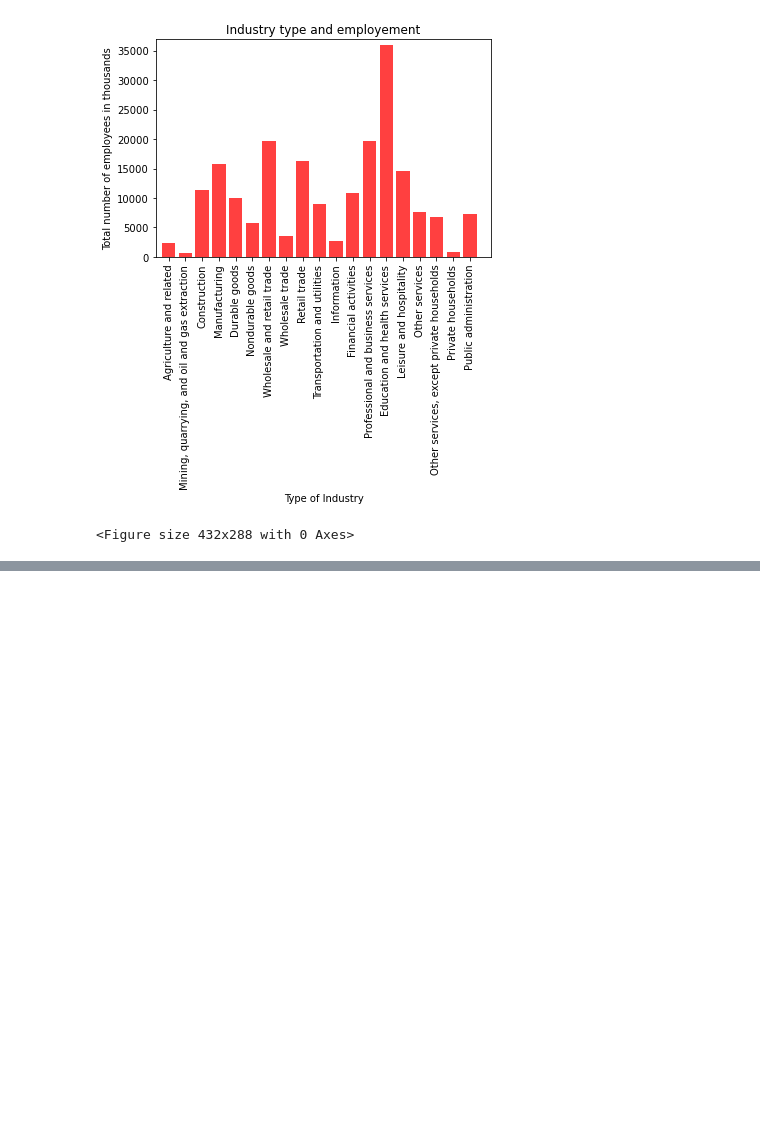
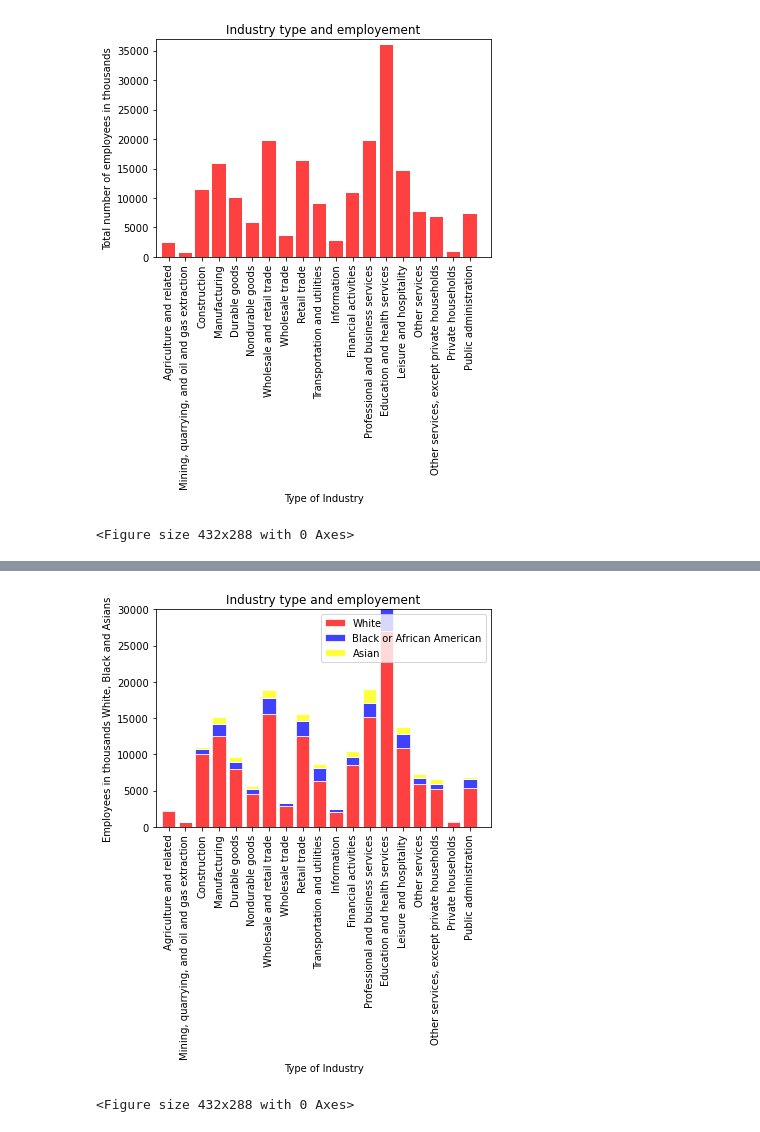
Before and after one commit to chinnamanaidu/project_rutgers, a Jupyter notebook: Project_bls/bls_starter.ipynb, the cells around one changed output, grey strips where cells are left out. Drawn from its saved outputs; the diff is of its cells as text; code cells hidden in the pictures; blank space fills up the shorter version.

```diff
--- a/Project_bls/bls_starter.ipynb
+++ b/Project_bls/bls_starter.ipynb
@@ -229,0 +306,61 @@ plt.show()
+# %%
+n=len(industry_type)
+ind_ethnicity_metadata['White']=ind_ethnicity_metadata["White"].astype('string')
+ind_ethnicity_metadata['Black or African American']=ind_ethnicity_metadata['Black or African American'].astype('string')
+ind_ethnicity_metadata['Asian']=ind_ethnicity_metadata["Asian"].astype('string')
+
+
+ind_ethnicity_metadata['White']=ind_ethnicity_metadata['White'].str.replace(',','')
+ind_ethnicity_metadata['Black or African American']=ind_ethnicity_metadata['Black or African American'].str.replace(',','')
+ind_ethnicity_metadata['Asian']=ind_ethnicity_metadata['Asian'].str.replace(',','')
+
+
+
+ind_ethnicity_metadata['White']=ind_ethnicity_metadata["White"].astype('float')
+ind_ethnicity_metadata['Black or African American']=ind_ethnicity_metadata['Black or African American'].astype('float')
+ind_ethnicity_metadata['Asian']=ind_ethnicity_metadata["Asian"].astype('float')
+
+
+
+
+tick_locations = []
+x_axis = np.arange(0, len(industry_type))
+White_occ = []
+Black_occ = []
+Asian_occ = []
+
+for x in x_axis:
+    White_occ.append(ind_ethnicity_metadata['White'][x])
+    Black_occ.append(ind_ethnicity_metadata['Black or African American'][x])
+    Asian_occ.append(ind_ethnicity_metadata['Asian'][x])
+
+plt.title("Industry type and employement")
+plt.xlabel("Type of Industry")
+plt.ylabel("Employees in thousands White, Black and Asians")
+total_emp = ind_ethnicity_metadata["White"].astype('float') +10
+plt.xlim(-0.75, len(industry_type)+.25)
+#plt.ylim(0, max(total_emp) )
+#plt.xlim(-0.75, len(gyms)-.25)
+#plt.ylim(0, 30000)
+#plt.ylim(0, max(ind_totalemp_metadata['Professional occupations'])+ 100)
+plt.ylim(0, 30000)
+
+clt = []
+clt.append(ind_ethnicity_metadata.columns[2])
+clt.append(ind_ethnicity_metadata.columns[3])
+clt.append(ind_ethnicity_metadata.columns[4])
+bars = np.add(White_occ, Black_occ).tolist()
+
+p1=plt.bar(x_axis, White_occ, facecolor="red", color = "red", edgecolor="white", alpha=0.75, align="center")
+p2=plt.bar(x_axis, Black_occ, facecolor="blue", color = "blue", bottom=White_occ, edgecolor="white", alpha=0.75, align="center")
+p3=plt.bar(x_axis, Asian_occ, facecolor="yellow", color = "yellow",bottom=bars, edgecolor="white", alpha=0.75, align="center")
+
+plt.xticks(range(0, len(industry_type)), industry_type, rotation="vertical")
+#plt.legend(clr,clt, loc="best")
+plt.legend((p1,p2,p3), clt, loc='upper right', bbox_to_anchor=(1,1))
+plt.savefig("industry_total_ethnicity.png")
+plt.show()
+plt.tight_layout()
+# %% [output]
+[figure, added]
+<Figure size 432x288 with 0 Axes>
```
Also changed, not shown: parts of 5 cells of this notebook.
